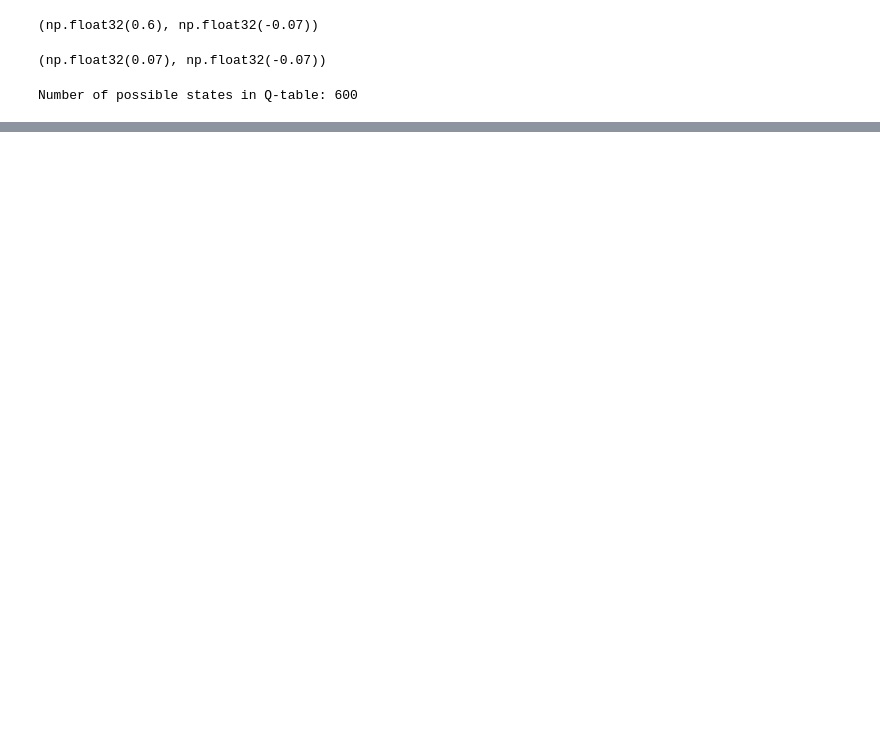
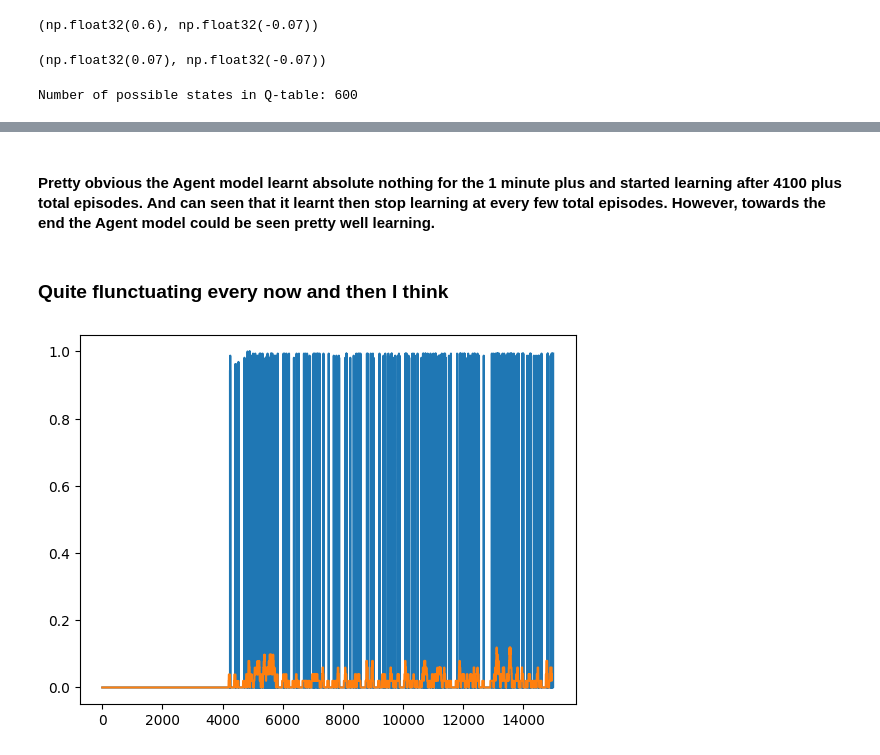
Before and after one commit to adewunmi2/ReinforcementLearning_2025, a Jupyter notebook: ExerciseProject2/mountaincar_RL_Q_Learning.ipynb, the cells around one changed output, grey strips where cells are left out. Saved outputs shown, nothing was run; the diff lists cells and outputs as text; code cells hidden in the pictures; blank space fills up the shorter version.

```diff
--- a/ExerciseProject2/mountaincar_RL_Q_Learning.ipynb
+++ b/ExerciseProject2/mountaincar_RL_Q_Learning.ipynb
@@ -57,0 +82,9 @@ Number of possible states in Q-table: 600
+# %%
+# The Q-table update the function that stores
+# both position and velocity values
+# (the index values have to match in both)
+def calculate_value(Q, state, action, reward, next_state, alpha, gamma):
+    # keeping both position and velocity values
+    # state[0] = position, state[1] = velocity
+    Q[state[0], state[1], action] = Q[state[0], state[1], action] + alpha * (reward + gamma * np.max(Q[next_state[0], next_state[1]]) - Q[state[0], state[1], action])
+    return Q
@@ -57,0 +299,28 @@ Number of possible states in Q-table: 600
+# %% [markdown]
+#### Pretty obvious the Agent model learnt absolute nothing for the 1 minute plus and started learning after 4100 plus total episodes. And can seen that it learnt then stop learning at every few total episodes. However, towards the end the Agent model could be seen pretty well learning.
+# %% [markdown]
+### Quite flunctuating every now and then I think
+# %%
+ # convert the rewards -list into NumPy -array format
+rewards_arr = np.array(rewards)
+
+# define a window size for a moving average
+
+# 50 is okay for 15000 episodes as the minimum window size
+# if the running mean line is too noisy, adjust the window size
+# rule of thumb: many episodes => bigger window_ize
+# 15000 => 30-50 is okay for window size
+window_size = 50
+
+# normalize the rewards (manual MinMax -normalization)
+normalized_rewards = (rewards_arr - min(rewards_arr)) / (max(rewards_arr) - min(rewards_arr))
+
+# calculate the running mean
+running_mean = np.convolve(normalized_rewards, np.ones(window_size) / window_size, mode="valid")
+
+# visualize rewards + RUNNING MEAN
+plt.plot(normalized_rewards)
+plt.plot(running_mean)
+plt.show()
+# %% [output]
+[figure, added]
```
Also changed, not shown: parts of 23 cells of this notebook, 3 other files.
